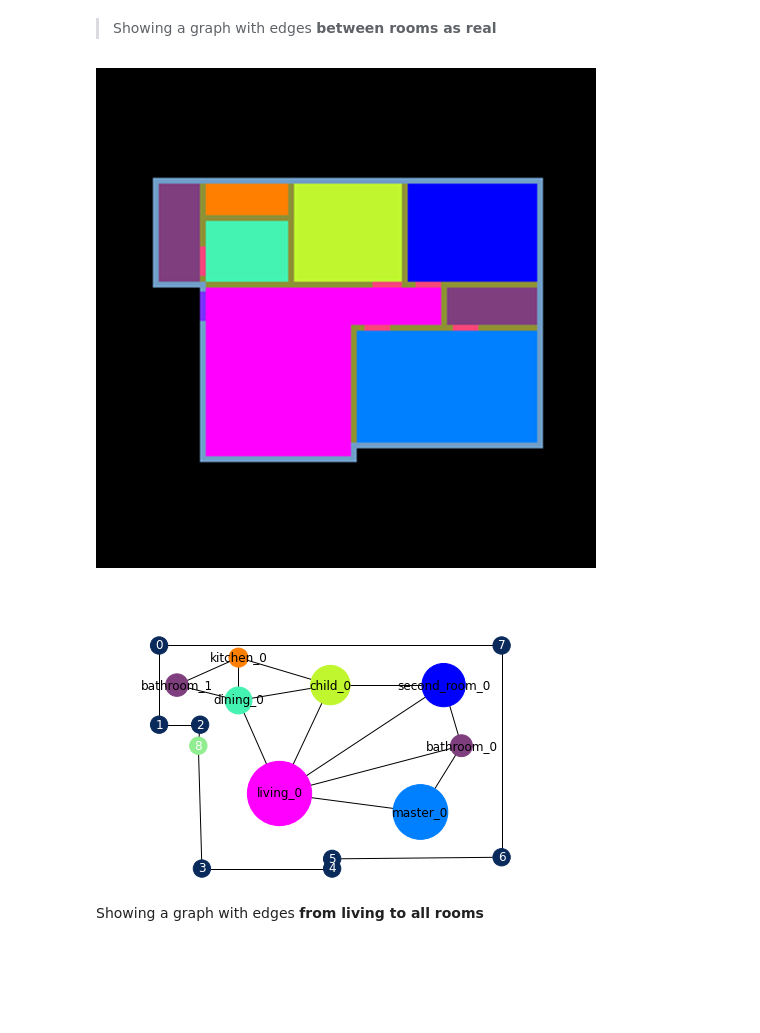
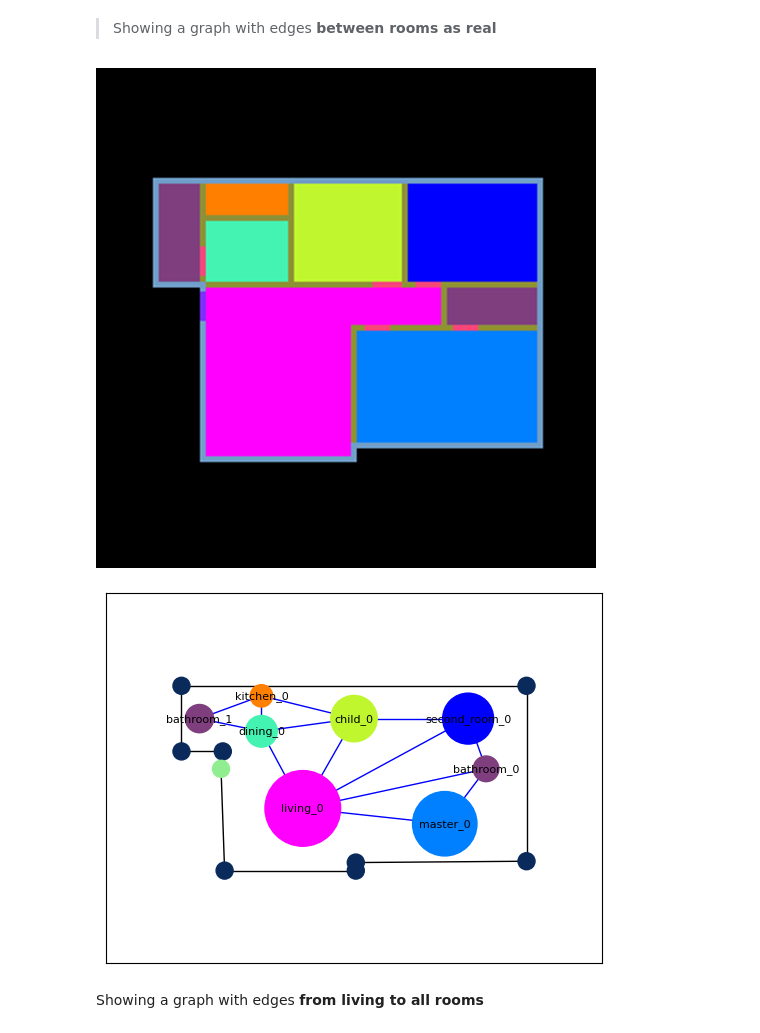
Before and after one commit to mo7amed7assan1911/Floor_Plan_Generation_using_GNNs, a Jupyter notebook: Creating_Dataset/generating-graphs.ipynb, the cells around one changed output. Cells and saved outputs as stored; diff of their text form; code cells hidden in the pictures; blank space fills up the shorter version.

```diff
--- a/Creating_Dataset/generating-graphs.ipynb
+++ b/Creating_Dataset/generating-graphs.ipynb
@@ -64,4 +81,3 @@ import geopandas as gpd
 # %%
-with open('/kaggle/input/rplanify/planify/train.pickle', "rb") as fh:
+with open(data_url, "rb") as fh:
     df = pickle.load(fh)
-df_orig = df
@@ -75,9 +87,4 @@ for col in df.columns:
 # %%
-# removed external from the list below because it causes so much trouble
-# and can be deduced from the interior area.
-df = df_orig.drop('external', axis=1)
-
-
 df = df.rename(columns={
     'interior_area': 'inner',
     'exterior_wall_2': 'outer_wall',
@@ -576,26 +591,29 @@ def createGraph(floor_plan, living_to_all=False, all_conected=False):
 # %%
 def draw_graph_nodes(G, living_to_all=False):
     #  nodes positions for drawing, note that we invert the y pos
-    pos = {node: (G.nodes[node]['actualCentroid'][0], -G.nodes[node]['actualCentroid'][1]) for node in G.nodes}
+    pos = {node: (G.nodes[node]['actualCentroid_x'], -G.nodes[node]['actualCentroid_y']) for node in G.nodes}
 
     scales = [G.nodes[node]['roomSize'] * 10000 for node in G]
     color_map = [room_color[G.nodes[node]['roomType_name']]/255 for node in G]
     edge_labels = nx.get_edge_attributes(G, 'distance')
 
 
-    nx.draw(G, pos=pos, node_size=scales, node_color=color_map, with_labels=True, font_size=12)
+    nx.draw_networkx_nodes(G, pos=pos, node_size=scales, node_color=color_map);
+    nx.draw_networkx_edges(G, pos=pos, edge_color='b');
+    nx.draw_networkx_labels(G, pos=pos, font_size=8);
 
     if living_to_all:
         nx.draw_networkx_edge_labels(G, pos=pos, edge_labels=edge_labels)
 
 
-    # Drawing the graph inside a good boundary.
-    x_coords  = [pos[node][0] for node in pos]
-    y_coords  = [pos[node][1] for node in pos]
-    threshold = max(scales) / 100
+    # # Drawing the graph inside a good boundary.
+    # x_coords  = [pos[node][0] for node in pos]
+    # y_coords  = [pos[node][1] for node in pos]
+    # threshold = max(scales) / 100
 
-    plt.xlim(min(x_coords) - threshold, max(x_coords) + threshold)
-    plt.ylim(min(y_coords) - threshold, max(y_coords) + threshold)
+    # plt.xlim(min(x_coords) - threshold, max(x_coords) + threshold)
+    plt.xlim(-10, 266)
+    plt.ylim(-266, 10)
 # %%
 def draw_graph_boundary(G):
     #  nodes positions for drawing, note that we invert the y pos
@@ -605,7 +623,12 @@ def draw_graph_boundary(G):
     other_nodes_color = '#0A2A5B'
     color_map = [door_color if G.nodes[node]['type'] == 1 else other_nodes_color for node in G.nodes]
 
-    nx.draw(G, pos=pos, with_labels=True, node_color=color_map, font_color='w', font_size=12)
+    # nx.draw(G, pos=pos, with_labels=True, node_color=color_map, font_color='w', font_size=12)
+    nx.draw_networkx_nodes(G, pos=pos, node_size=150, node_color=color_map);
+    nx.draw_networkx_edges(G, pos=pos)
+
+    plt.xlim(-10, 266)
+    plt.ylim(-266, 10)
 # %% [markdown]
 > Handling existing nodes in the same place.
 >
@@ -789,15 +812,15 @@ def Handling_dubplicated_nodes(graph_index):
 > Showing a graph with edges **between rooms as real**
 # %%
 Graph_index = 1911
-G = createGraph(df_rooms_polys_dict[Graph_index])
+G = createGraph(Graph_index)
 b = Handling_dubplicated_nodes(Graph_index)
 
 draw_graph_nodes(G);
 plot_plan_colored(Graph_index, df);
 draw_graph_boundary(b);
 # %% [output]
 [figure]
-[figure, old version]
+[figure, new version]
 # %% [markdown]
 Showing a graph with edges **from living to all rooms**
 # %%
```
Also changed, not shown: parts of 33 cells of this notebook, 6 other files.
